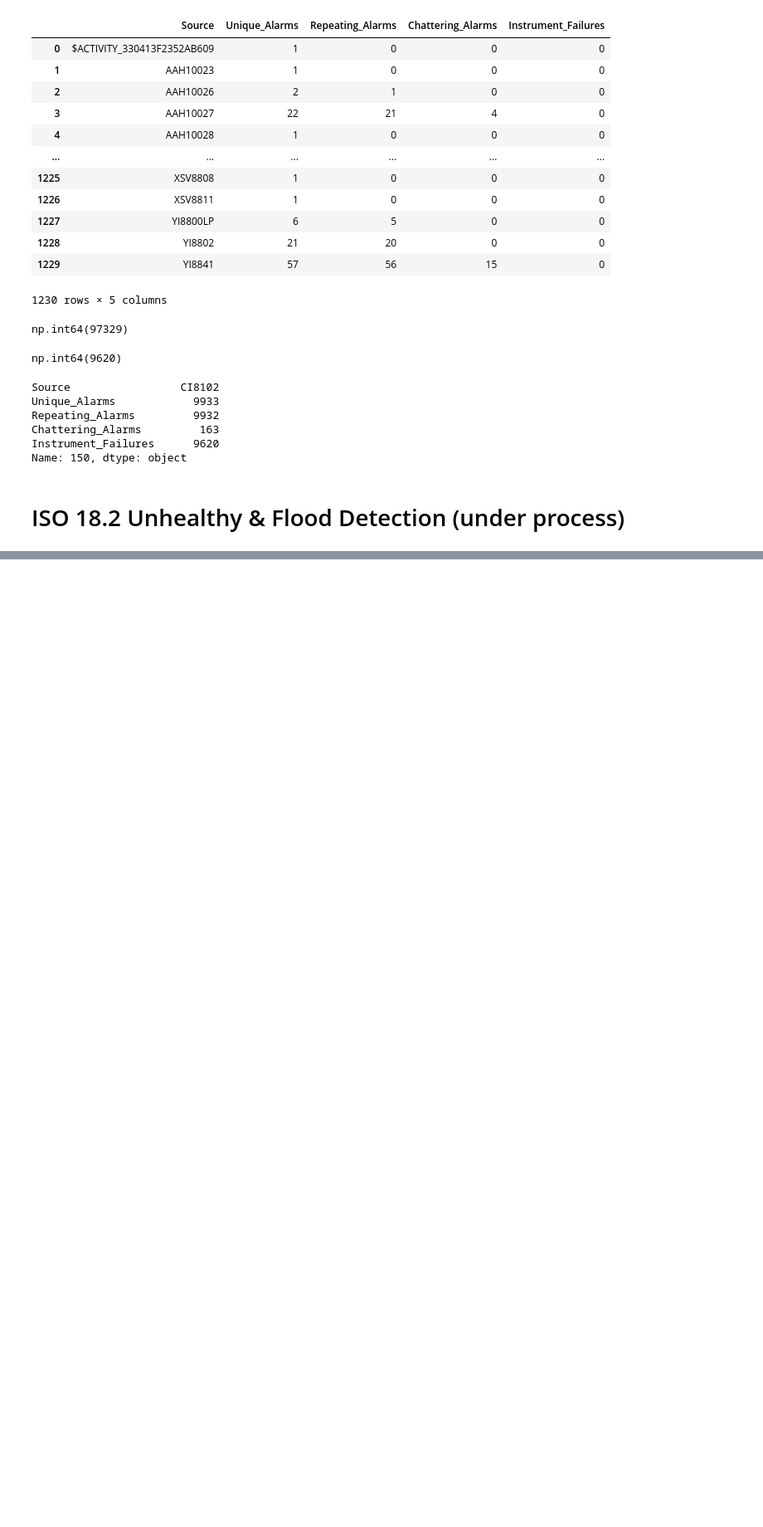
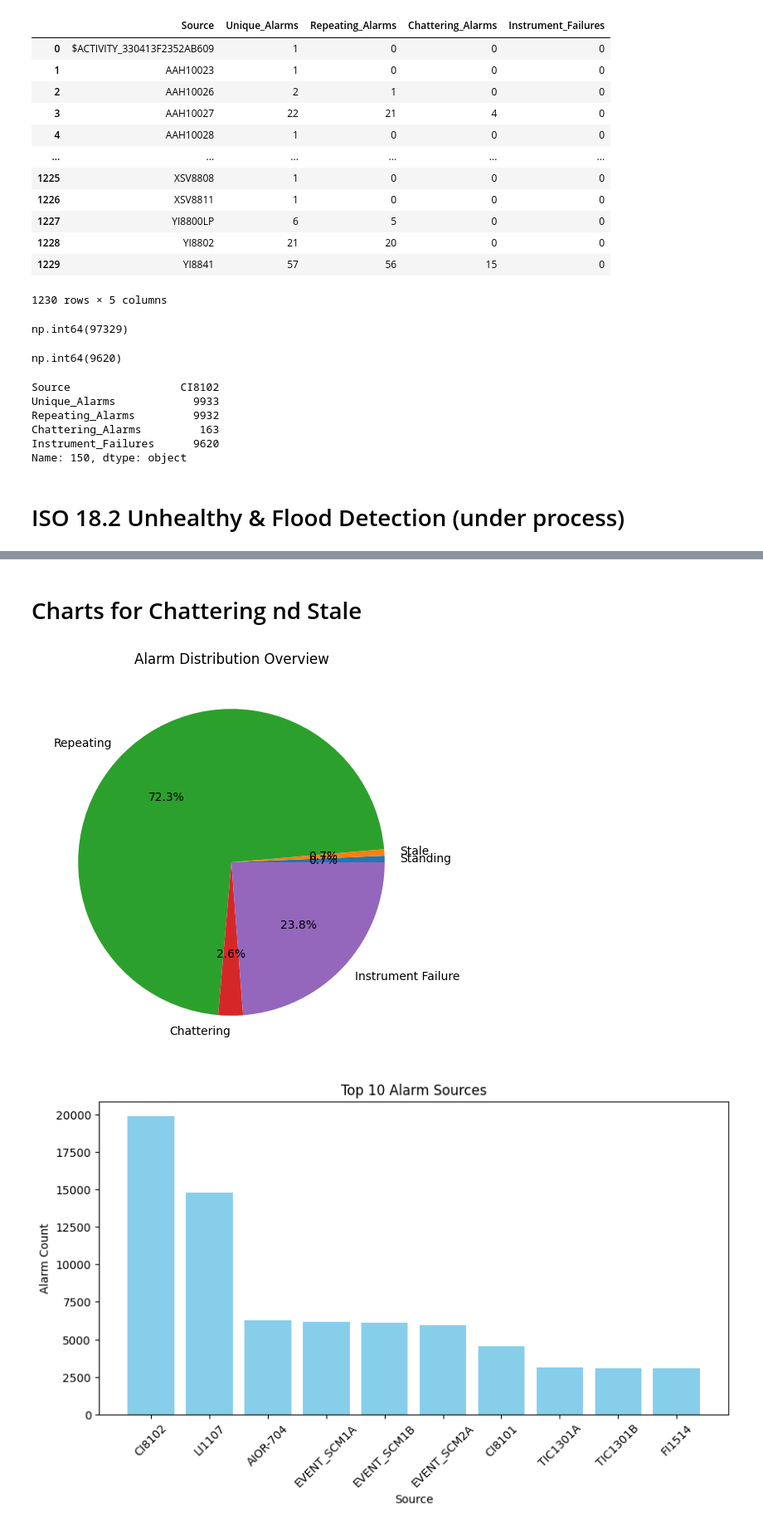
Before and after one commit to AhsanBilal157/Engro_Project_Analysis, a Jupyter notebook: Data_Calculations.ipynb, the cells around one changed output, grey strips where cells are left out. Shown at 83% size. Drawn from its saved outputs; the diff is of its cells as text; code cells hidden in the pictures; blank space fills up the shorter version.

Commit message:
Chart for Chattering and Stale

```diff
--- a/Data_Calculations.ipynb
+++ b/Data_Calculations.ipynb
@@ -1427,0 +2066,2 @@ detect_unhealthy_and_flood_analysis = detect_unhealthy_and_flood(df)
+# %% [markdown]
+# Charts for Chattering nd Stale
@@ -1427,0 +2164,5 @@ detect_unhealthy_and_flood_analysis = detect_unhealthy_and_flood(df)
+# %%
+generate_alarm_dashboard(standing_alarm_analyses, chattering_alarm_analyses)
+# %% [output]
+[figure, added]
+[figure, added]
```
Also changed, not shown: parts of 23 cells of this notebook.
